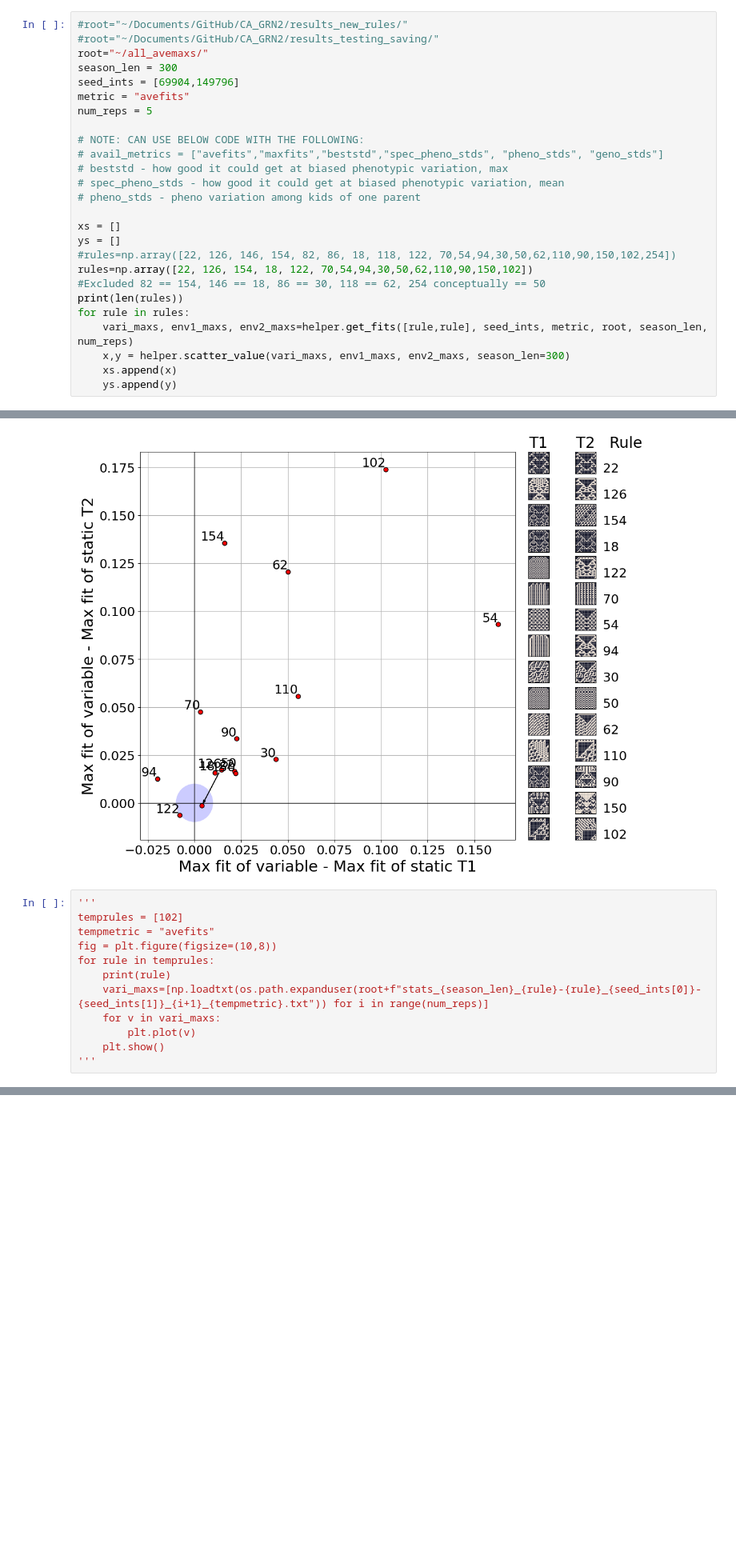
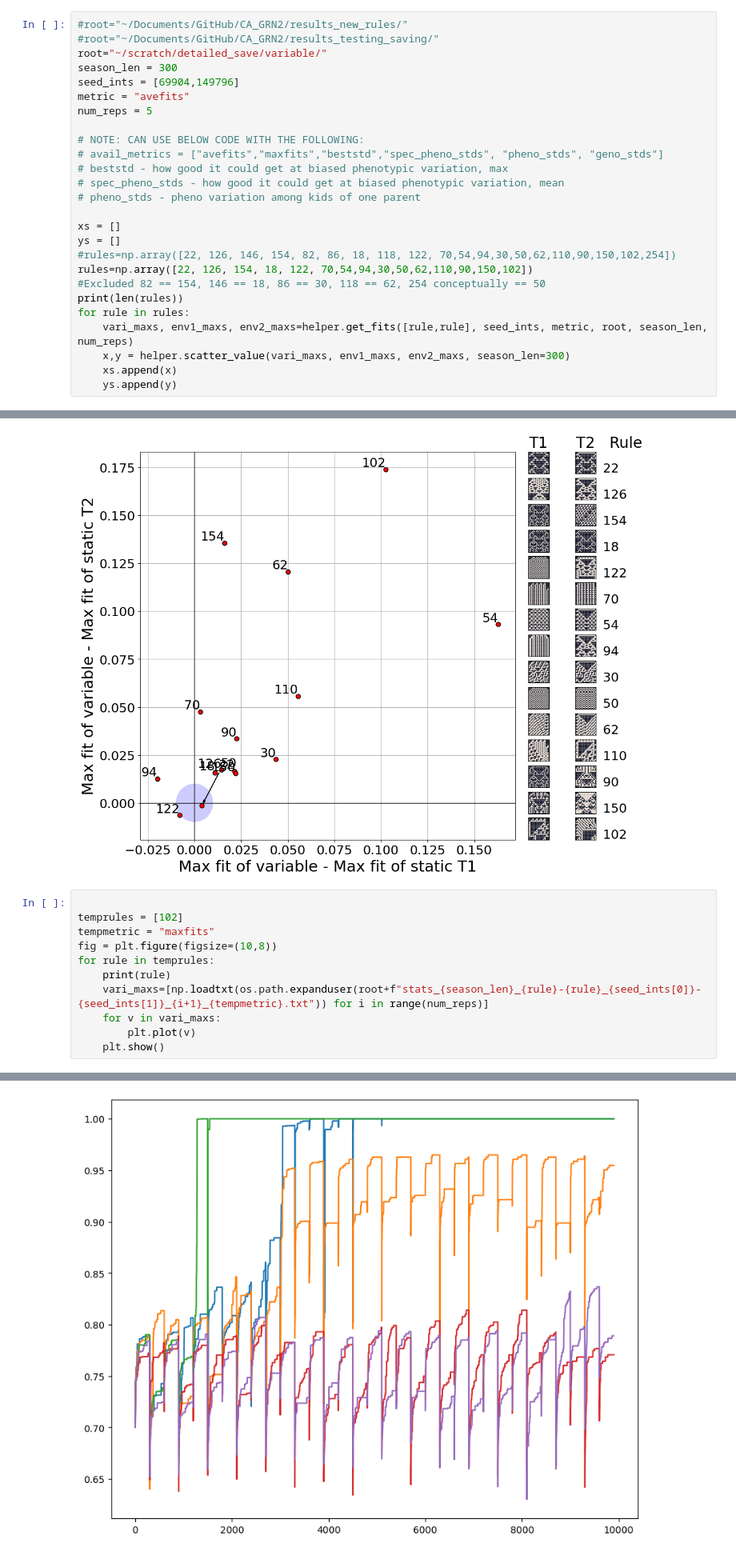
Before and after one commit to Cpetak/CA_GRN2, a Jupyter notebook: variable_maxave.ipynb, the cells around one changed output, grey strips where cells are left out. Shown at 80% size. Cells and saved outputs as stored; diff of their text form; blank space fills up the shorter version.

```diff
--- a/variable_maxave.ipynb
+++ b/variable_maxave.ipynb
@@ -9,7 +9,7 @@ from collections import defaultdict
 # %%
 #root="~/Documents/GitHub/CA_GRN2/results_new_rules/"
 #root="~/Documents/GitHub/CA_GRN2/results_testing_saving/"
-root="~/all_avemaxs/"
+root="~/scratch/detailed_save/variable/"
 season_len = 300
 seed_ints = [69904,149796]
 metric = "avefits"
@@ -126,9 +127,9 @@ plt.show()
 # %% [output]
 [figure]
 # %%
-'''
+
 temprules = [102]
-tempmetric = "avefits"
+tempmetric = "maxfits"
 fig = plt.figure(figsize=(10,8))
 for rule in temprules:
     print(rule)
@@ -136,4 +137,4 @@ for rule in temprules:
     for v in vari_maxs:
         plt.plot(v)
     plt.show()
-'''
+# %% [output]
@@ -140,3 +142,4 @@ for rule in temprules:
+[figure, added]
 # %%
 rules
 # %% [output]
```
Also changed, not shown: parts of 4 cells of this notebook, 2 other files.
